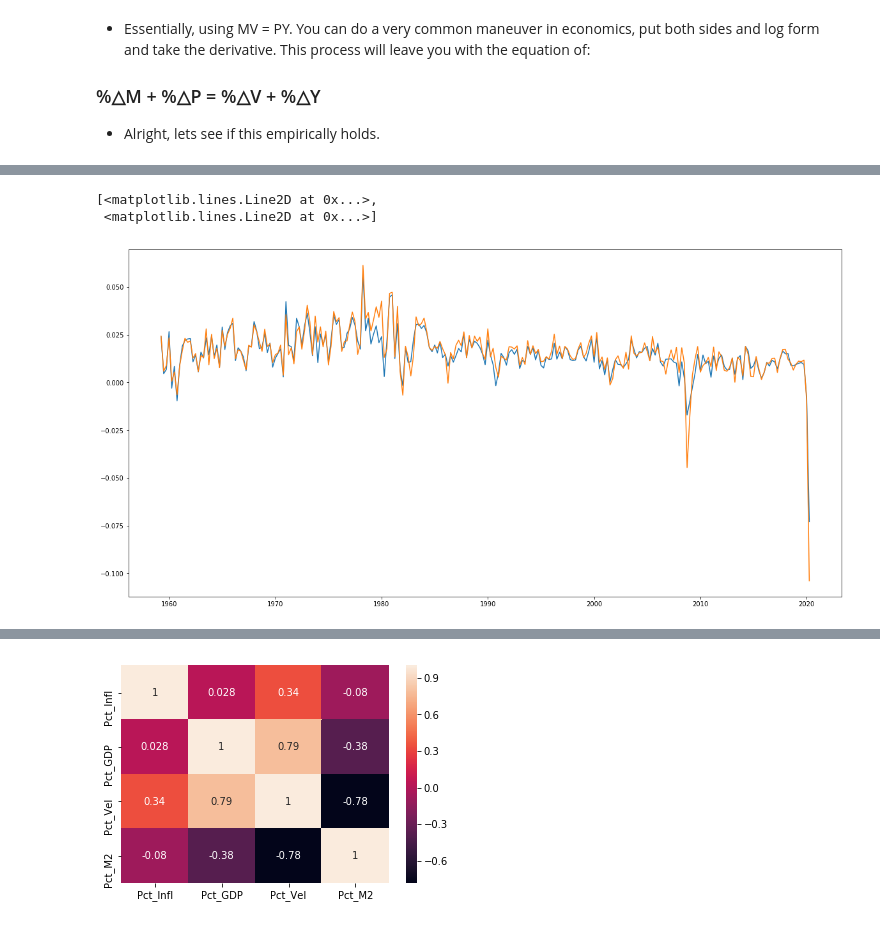
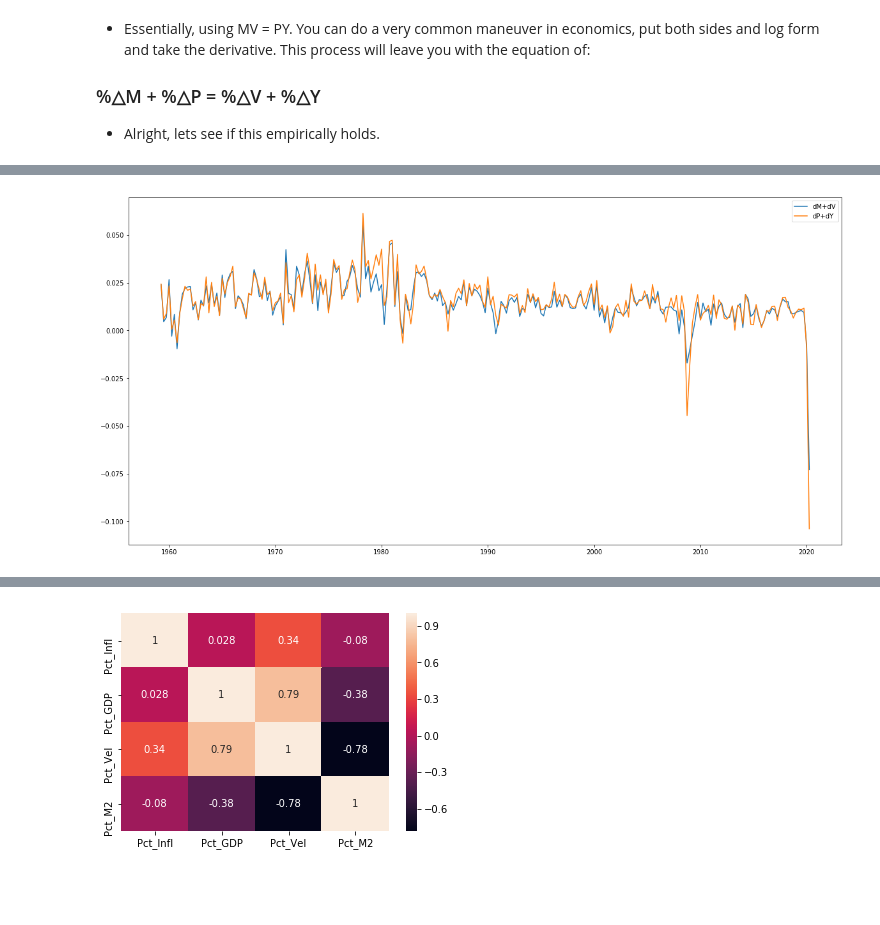
Before and after one commit to NicholasOgawa/EconML, a Jupyter notebook: PCA-MVPY.ipynb, the cells around one changed output, grey strips where cells are left out. Drawn from its saved outputs; the diff is of its cells as text; code cells hidden in the pictures; blank space fills up the shorter version.

```diff
--- a/PCA-MVPY.ipynb
+++ b/PCA-MVPY.ipynb
@@ -78,0 +82,2 @@ df.plot.area(stacked = False)
+# %%
+df = df - 1
@@ -106,12 +144,10 @@ dfpc = pd.DataFrame()
 # %%
-plt.figure(figsize=(20,10))
+dfpc = pd.DataFrame()
 
-dfpc['pctMandV'] = df.Pct_M2 + df.Pct_Vel - 2
-dfpc['pctPandY'] = df.Pct_GDP + df.Pct_Infl - 2
+plt.figure(figsize=(20,10));
+dfpc['dM+dV'] = df.Pct_M2 + df.Pct_Vel
+dfpc['dP+dY'] = df.Pct_GDP + df.Pct_Infl
 plt.plot(dfpc)
-
-df
+plt.legend(dfpc);
 # %% [output]
-[<matplotlib.lines.Line2D at 0x...>,
- <matplotlib.lines.Line2D at 0x...>]
-[figure, old version]
+[figure, new version]
```
Also changed, not shown: parts of 34 cells of this notebook.
